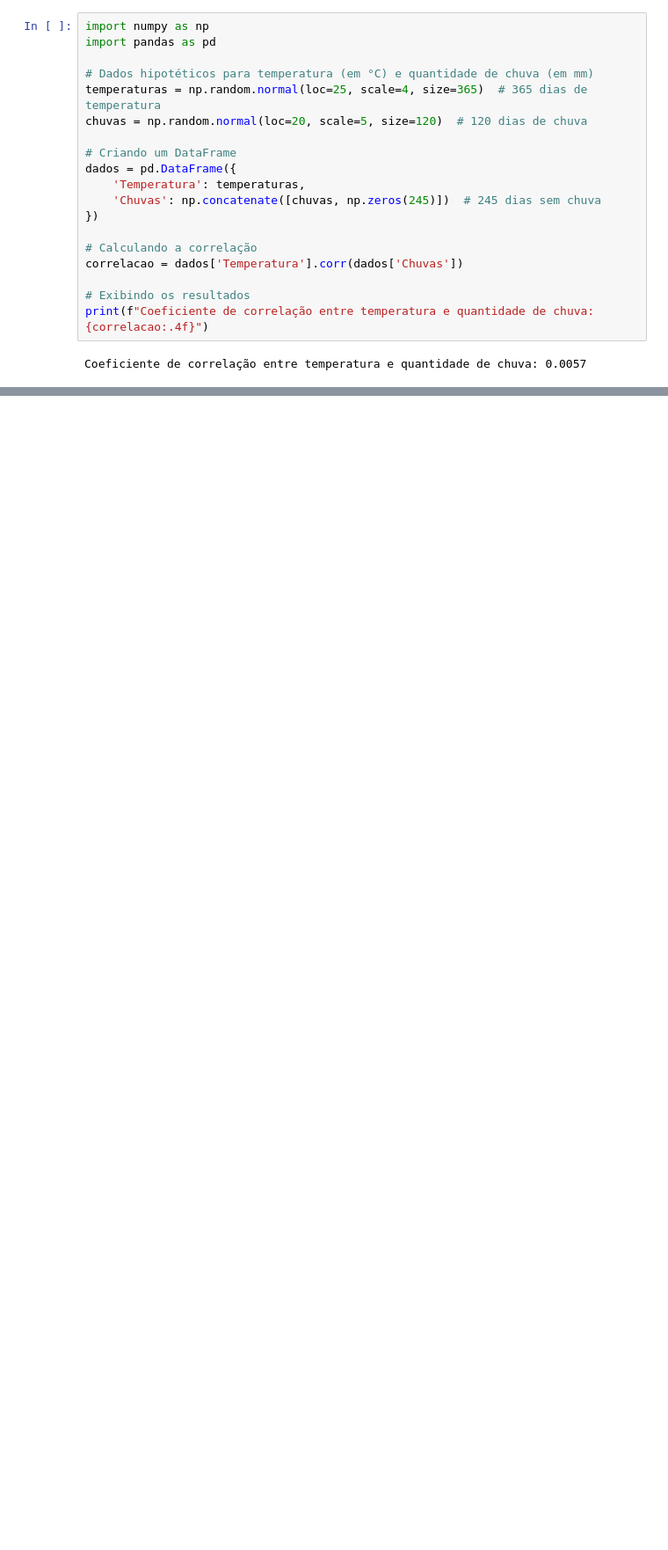
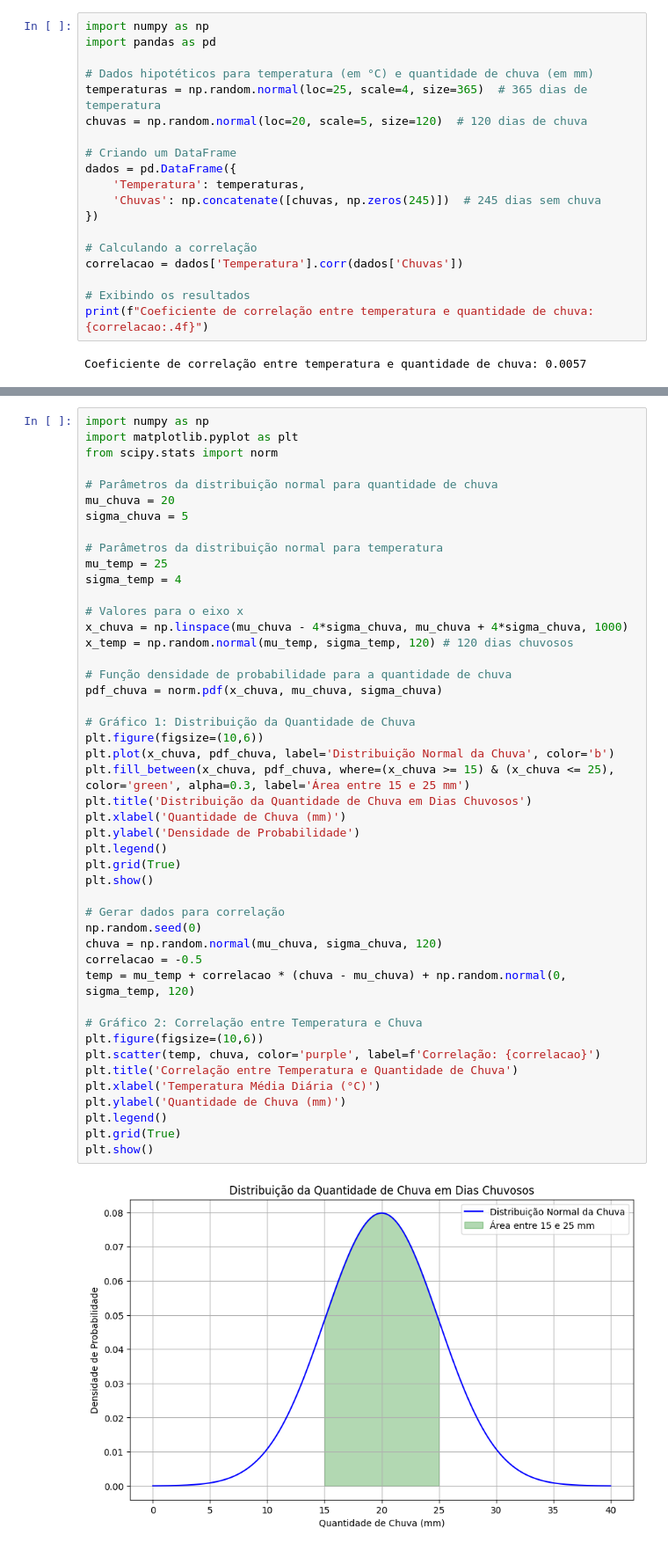
Before and after one commit to aline-evelyn/Gradua-o-Estat-stica, a Jupyter notebook: Análise_Estatística_Avançada_de_Dados_Meteorológicos_e_Impacto_Ambiental_em_São_Paulo.ipynb, the cells around one changed output, grey strips where cells are left out. Shown: that part at 88% size. Saved outputs shown, nothing was run; the diff lists cells and outputs as text; blank space fills up the shorter version.

```diff
--- a/Análise_Estatística_Avançada_de_Dados_Meteorológicos_e_Impacto_Ambiental_em_São_Paulo.ipynb
+++ b/Análise_Estatística_Avançada_de_Dados_Meteorológicos_e_Impacto_Ambiental_em_São_Paulo.ipynb
@@ -121,0 +347,48 @@ Coeficiente de correlação entre temperatura e quantidade de chuva: 0.0057
+# %%
+import numpy as np
+import matplotlib.pyplot as plt
+from scipy.stats import norm
+
+# Parâmetros da distribuição normal para quantidade de chuva
+mu_chuva = 20
+sigma_chuva = 5
+
+# Parâmetros da distribuição normal para temperatura
+mu_temp = 25
+sigma_temp = 4
+
+# Valores para o eixo x
+x_chuva = np.linspace(mu_chuva - 4*sigma_chuva, mu_chuva + 4*sigma_chuva, 1000)
+x_temp = np.random.normal(mu_temp, sigma_temp, 120) # 120 dias chuvosos
+
+# Função densidade de probabilidade para a quantidade de chuva
+pdf_chuva = norm.pdf(x_chuva, mu_chuva, sigma_chuva)
+
+# Gráfico 1: Distribuição da Quantidade de Chuva
+plt.figure(figsize=(10,6))
+plt.plot(x_chuva, pdf_chuva, label='Distribuição Normal da Chuva', color='b')
+plt.fill_between(x_chuva, pdf_chuva, where=(x_chuva >= 15) & (x_chuva <= 25), color='green', alpha=0.3, label='Área entre 15 e 25 mm')
+plt.title('Distribuição da Quantidade de Chuva em Dias Chuvosos')
+plt.xlabel('Quantidade de Chuva (mm)')
+plt.ylabel('Densidade de Probabilidade')
+plt.legend()
+plt.grid(True)
+plt.show()
+
+# Gerar dados para correlação
+np.random.seed(0)
+chuva = np.random.normal(mu_chuva, sigma_chuva, 120)
+correlacao = -0.5
+temp = mu_temp + correlacao * (chuva - mu_chuva) + np.random.normal(0, sigma_temp, 120)
+
+# Gráfico 2: Correlação entre Temperatura e Chuva
+plt.figure(figsize=(10,6))
+plt.scatter(temp, chuva, color='purple', label=f'Correlação: {correlacao}')
+plt.title('Correlação entre Temperatura e Quantidade de Chuva')
+plt.xlabel('Temperatura Média Diária (°C)')
+plt.ylabel('Quantidade de Chuva (mm)')
+plt.legend()
+plt.grid(True)
+plt.show()
+# %% [output]
+[figure, added]
```
Also changed, not shown: parts of 9 cells of this notebook.
